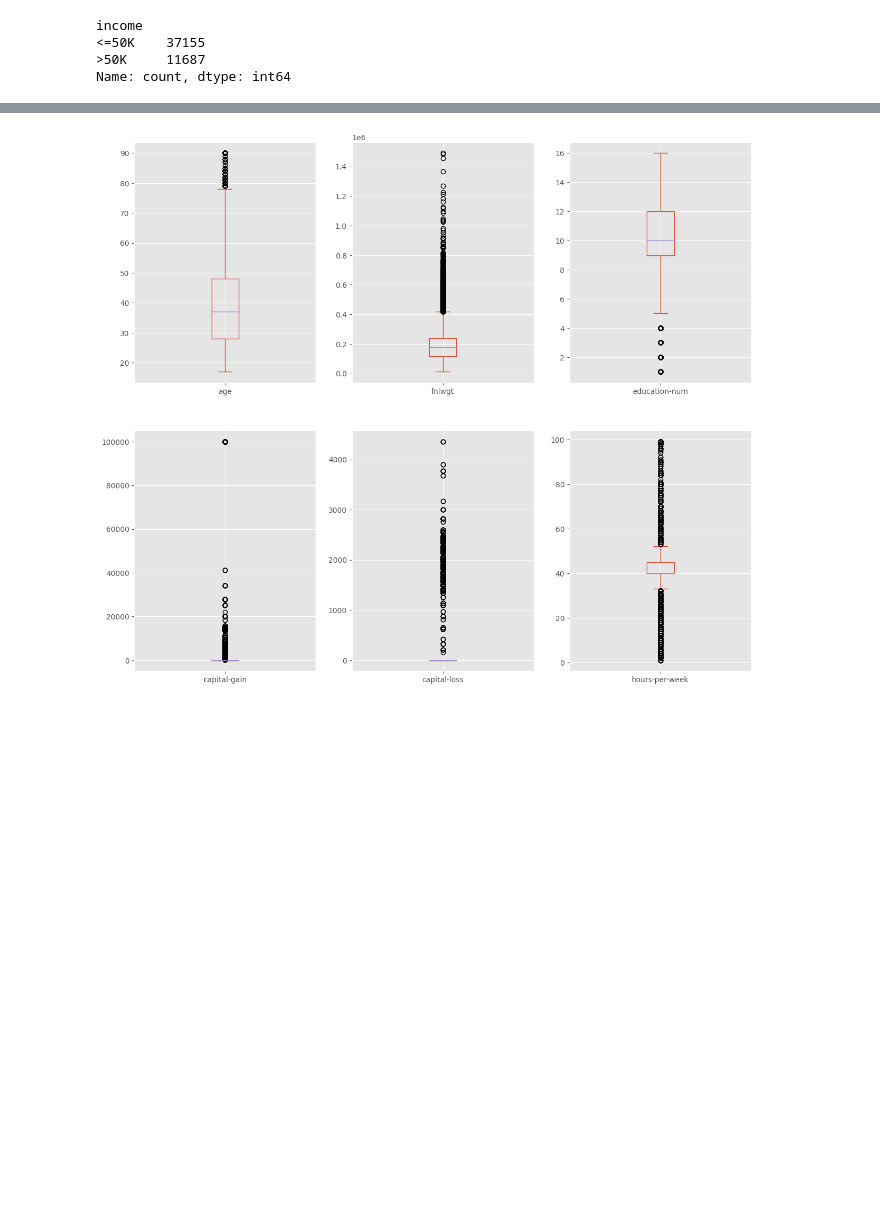
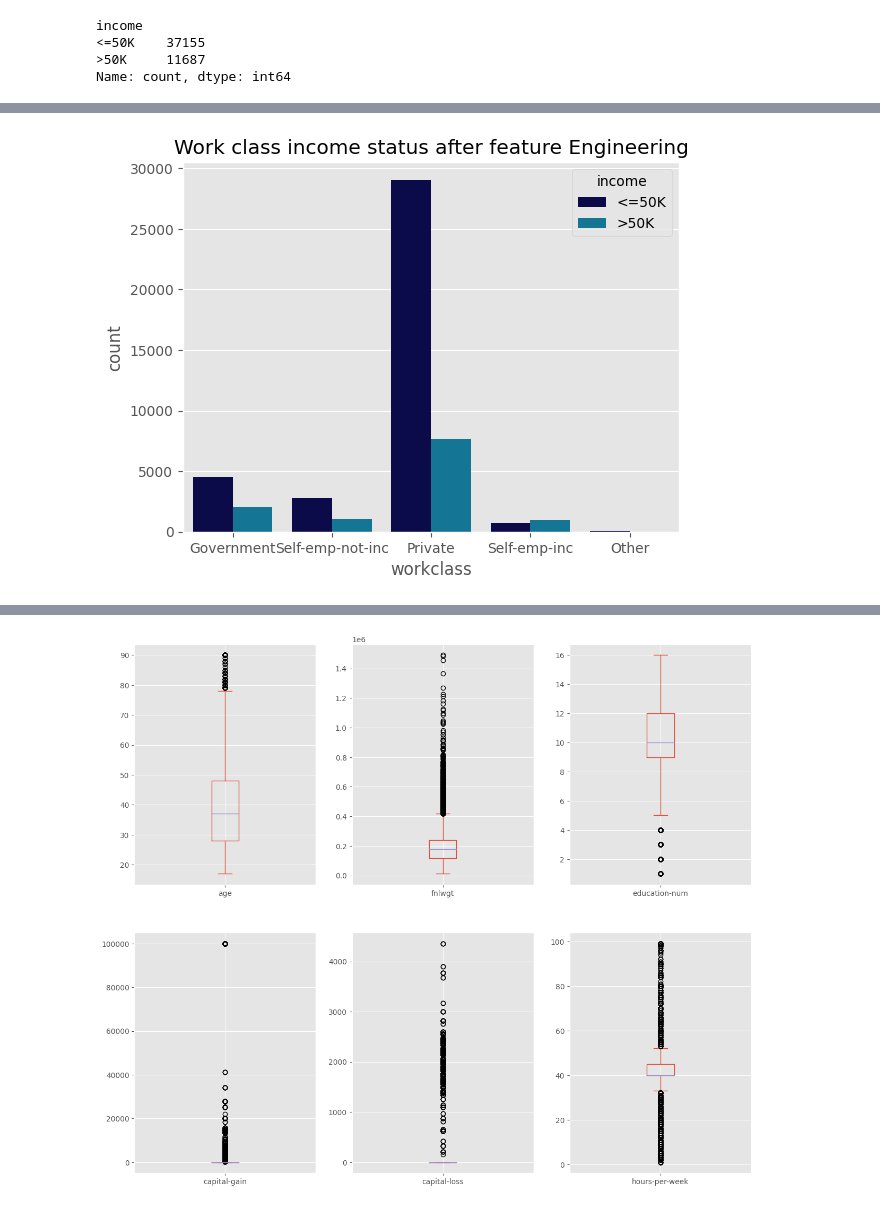
Before and after one commit to Lakshan2023/Machine-Learning-Coursework, a Jupyter notebook: DataCleaningProcess.ipynb, the cells around one changed output, grey strips where cells are left out. Cells and saved outputs as stored; diff of their text form; code cells hidden in the pictures; blank space fills up the shorter version.

```diff
--- a/DataCleaningProcess.ipynb
+++ b/DataCleaningProcess.ipynb
@@ -728,0 +819,6 @@ data.head(5)
+# %%
+plt.title("Work class income status after feature Engineering")
+sns.countplot(x="workclass", hue="income", data=data, palette="ocean")
+plt.show()
+# %% [output]
+[figure, added]
```
Also changed, not shown: parts of 127 cells of this notebook.
